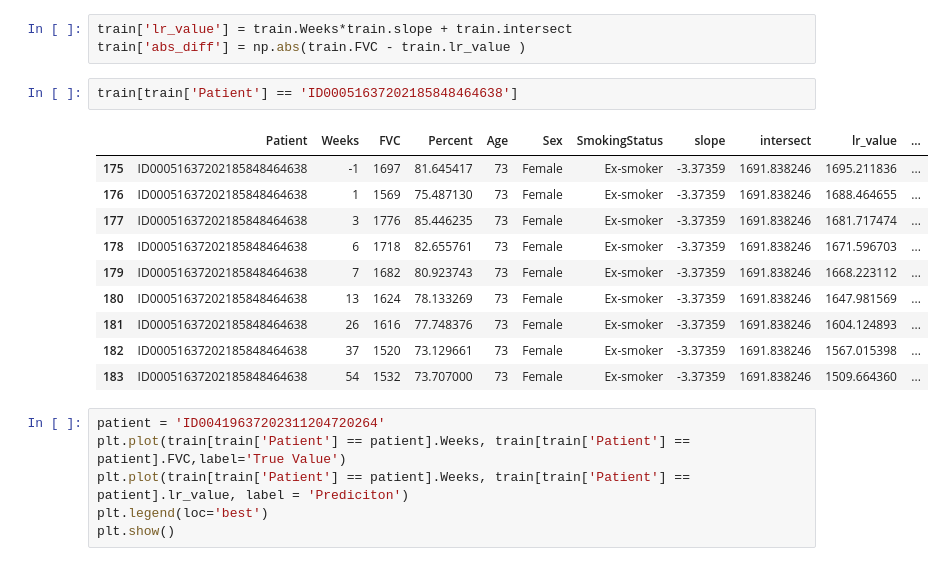
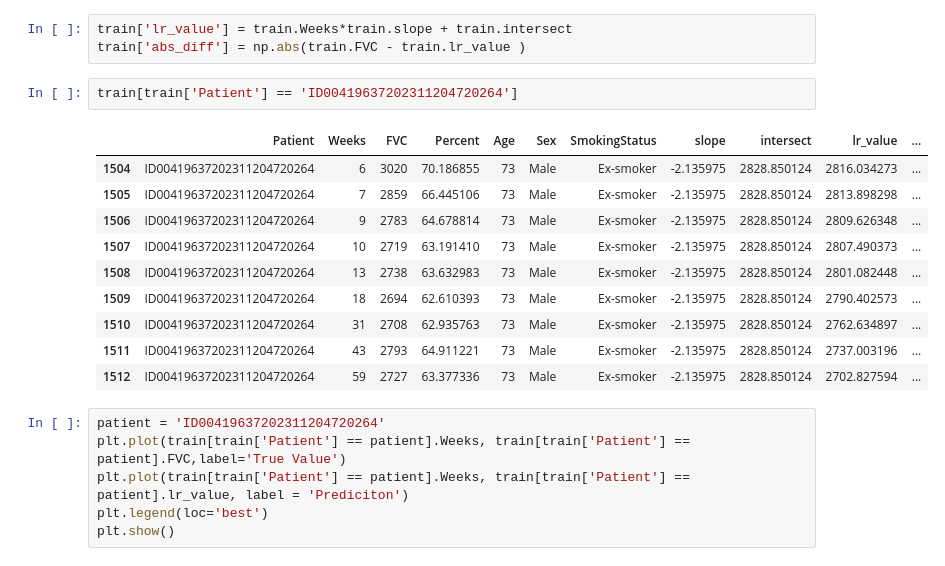
Before and after one commit to EdMDias/OSIC_kaggle_project, a Jupyter notebook: LinearRegressionFVC.ipynb, the cells around one changed output. Cells and saved outputs as stored; diff of their text form.

```diff
--- a/LinearRegressionFVC.ipynb
+++ b/LinearRegressionFVC.ipynb
@@ -112,18 +111,18 @@ train
 train['lr_value'] = train.Weeks*train.slope + train.intersect
 train['abs_diff'] = np.abs(train.FVC - train.lr_value )
 # %%
-train[train['Patient'] == 'ID00051637202185848464638']
+train[train['Patient'] == 'ID00419637202311204720264']
 # %% [output]
 |  | Patient | Weeks | FVC | Percent | Age | Sex | SmokingStatus | slope | intersect | lr_value | ... |
-| 175 | ID00051637202185848464638 | -1 | 1697 | 81.645417 | 73 | Female | Ex-smoker | -3.37359 | 1691.838246 | 1695.211836 | ... |
-| 176 | ID00051637202185848464638 | 1 | 1569 | 75.487130 | 73 | Female | Ex-smoker | -3.37359 | 1691.838246 | 1688.464655 | ... |
-| 177 | ID00051637202185848464638 | 3 | 1776 | 85.446235 | 73 | Female | Ex-smoker | -3.37359 | 1691.838246 | 1681.717474 | ... |
-| 178 | ID00051637202185848464638 | 6 | 1718 | 82.655761 | 73 | Female | Ex-smoker | -3.37359 | 1691.838246 | 1671.596703 | ... |
-| 179 | ID00051637202185848464638 | 7 | 1682 | 80.923743 | 73 | Female | Ex-smoker | -3.37359 | 1691.838246 | 1668.223112 | ... |
-| 180 | ID00051637202185848464638 | 13 | 1624 | 78.133269 | 73 | Female | Ex-smoker | -3.37359 | 1691.838246 | 1647.981569 | ... |
-| 181 | ID00051637202185848464638 | 26 | 1616 | 77.748376 | 73 | Female | Ex-smoker | -3.37359 | 1691.838246 | 1604.124893 | ... |
-| 182 | ID00051637202185848464638 | 37 | 1520 | 73.129661 | 73 | Female | Ex-smoker | -3.37359 | 1691.838246 | 1567.015398 | ... |
-| 183 | ID00051637202185848464638 | 54 | 1532 | 73.707000 | 73 | Female | Ex-smoker | -3.37359 | 1691.838246 | 1509.664360 | ... |
+| 1504 | ID00419637202311204720264 | 6 | 3020 | 70.186855 | 73 | Male | Ex-smoker | -2.135975 | 2828.850124 | 2816.034273 | ... |
+| 1505 | ID00419637202311204720264 | 7 | 2859 | 66.445106 | 73 | Male | Ex-smoker | -2.135975 | 2828.850124 | 2813.898298 | ... |
+| 1506 | ID00419637202311204720264 | 9 | 2783 | 64.678814 | 73 | Male | Ex-smoker | -2.135975 | 2828.850124 | 2809.626348 | ... |
+| 1507 | ID00419637202311204720264 | 10 | 2719 | 63.191410 | 73 | Male | Ex-smoker | -2.135975 | 2828.850124 | 2807.490373 | ... |
+| 1508 | ID00419637202311204720264 | 13 | 2738 | 63.632983 | 73 | Male | Ex-smoker | -2.135975 | 2828.850124 | 2801.082448 | ... |
+| 1509 | ID00419637202311204720264 | 18 | 2694 | 62.610393 | 73 | Male | Ex-smoker | -2.135975 | 2828.850124 | 2790.402573 | ... |
+| 1510 | ID00419637202311204720264 | 31 | 2708 | 62.935763 | 73 | Male | Ex-smoker | -2.135975 | 2828.850124 | 2762.634897 | ... |
+| 1511 | ID00419637202311204720264 | 43 | 2793 | 64.911221 | 73 | Male | Ex-smoker | -2.135975 | 2828.850124 | 2737.003196 | ... |
+| 1512 | ID00419637202311204720264 | 59 | 2727 | 63.377336 | 73 | Male | Ex-smoker | -2.135975 | 2828.850124 | 2702.827594 | ... |
 # %%
 patient = 'ID00419637202311204720264'
 plt.plot(train[train['Patient'] == patient].Weeks, train[train['Patient'] == patient].FVC,label='True Value')
```
Also changed, not shown: parts of 14 cells of this notebook, 8 other files.
